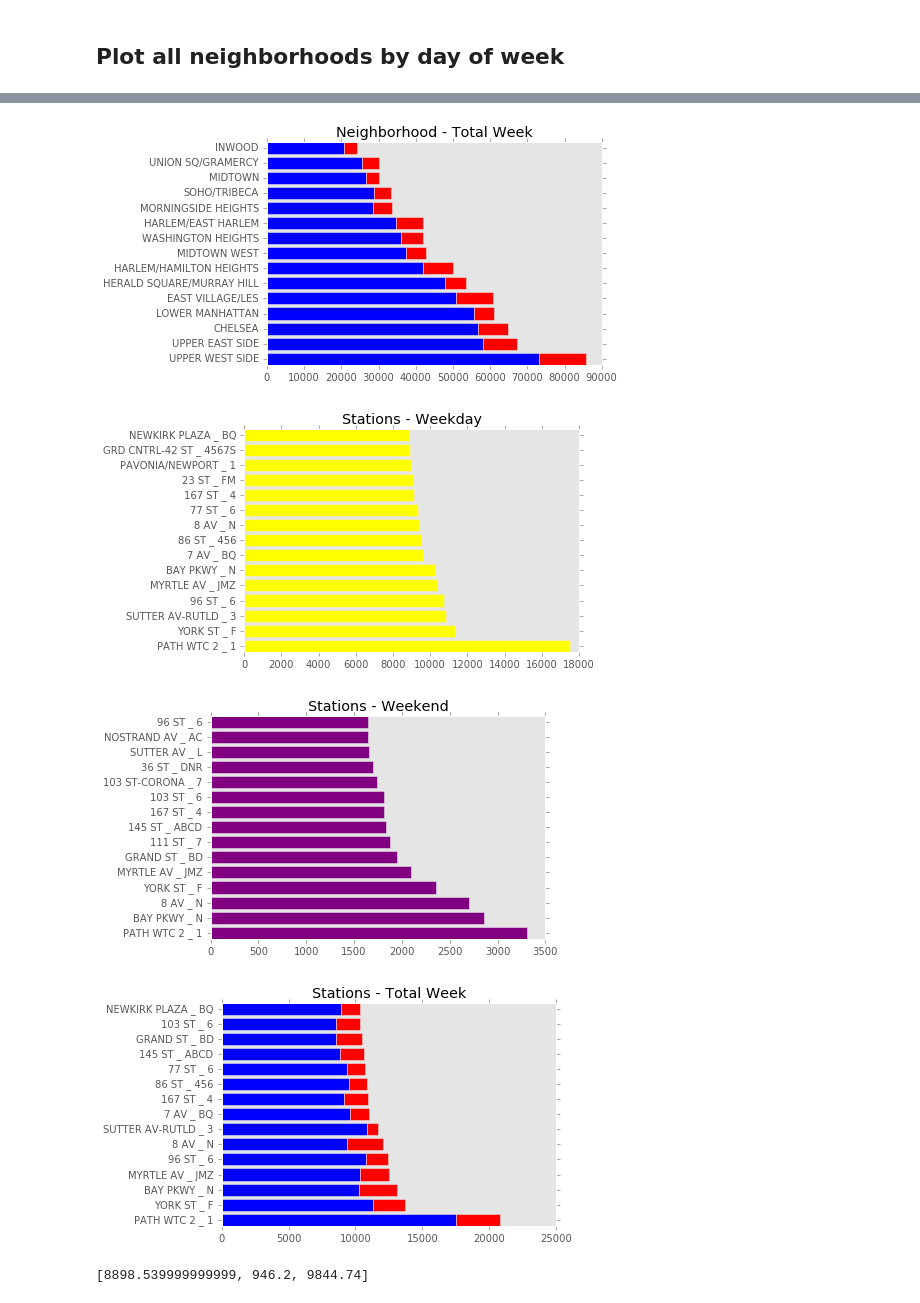
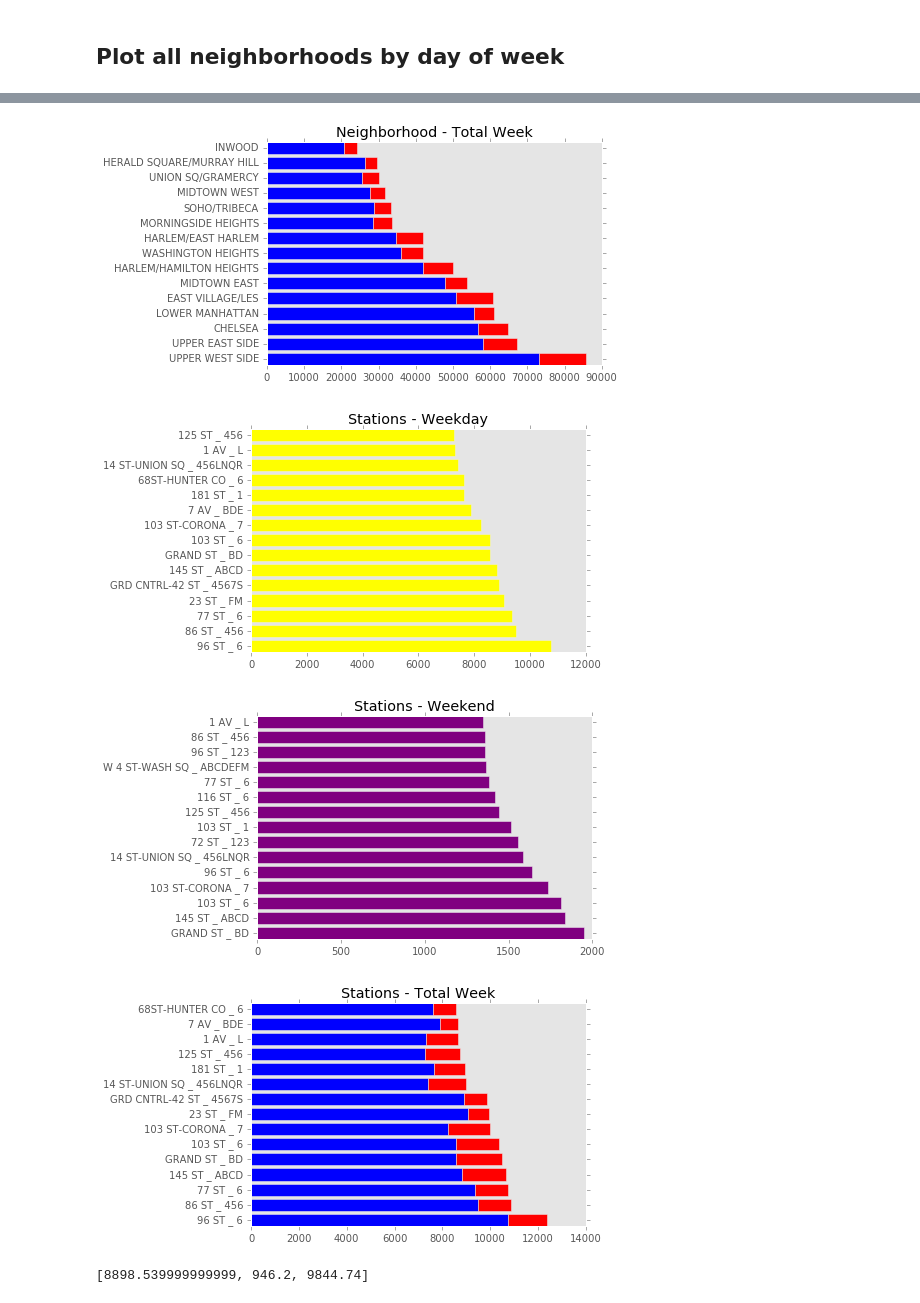
Before and after one commit to ssaleh2/benson-six, a Jupyter notebook: 01-benson.ipynb, the cells around one changed output, grey strips where cells are left out. Drawn from its saved outputs; the diff is of its cells as text; code cells hidden in the pictures.

Commit message:
Updated neighborhoods.csv and added code for top stations in Manhattan

```diff
--- a/01-benson.ipynb
+++ b/01-benson.ipynb
@@ -227,0 +225,12 @@ mta_station = weekday_end_total(dict_by_days)
+# %%
+mta_neighbor = weekday_end_total(neighbor_influx)
+mta_station = weekday_end_total(dict_by_days)
+
+Manhattan_stations = defaultdict(list)
+
+for key in mta_station:
+    if key in all_stations:
+        Manhattan_stations[key] = mta_station[key]
+
+print len(Manhattan_stations.keys())
+print len(mta_neighbor.keys())
@@ -252,6 +264,7 @@ def print_sorted_graph(mta_turn, top, sort_val, color, title):
     if sort_val == 2:
         #stack bar graph
         plt.figure()
+        #ranking for a given dictionary
         sortedByKeyDict = sorted(mta_turn.items(), key = lambda x: x[1][sort_val], reverse=True)
         x1 = []
         x2 = []
@@ -293,9 +306,9 @@ def print_sorted_graph(mta_turn, top, sort_val, color, title):
 print_sorted_graph(mta_neighbor, 15, 0, 'blue', 'Neighborhood - Weekday')
 print_sorted_graph(mta_neighbor, 15, 1, 'red', 'Neighborhood - Weekend')
 print_sorted_graph(mta_neighbor, 15, 2, 'green', 'Neighborhood - Total Week')
-print_sorted_graph(mta_station, 15, 0, 'yellow', 'Stations - Weekday')
-print_sorted_graph(mta_station, 15, 1, 'purple', 'Stations - Weekend')
-print_sorted_graph(mta_station, 15, 2, 'black', 'Stations - Total Week')
+print_sorted_graph(Manhattan_stations, 15, 0, 'yellow', 'Stations - Weekday')
+print_sorted_graph(Manhattan_stations, 15, 1, 'purple', 'Stations - Weekend')
+print_sorted_graph(Manhattan_stations, 15, 2, 'black', 'Stations - Total Week')
 
 # x2 in Chelsea
 # x1 in Midtown East
@@ -306,7 +319,7 @@ print_sorted_graph(mta_station, 15, 2, 'black', 'Stations - Total Week')
-[figure, old version]
+[figure, new version]
-[figure, old version]
+[figure, new version]
-[figure, old version]
+[figure, new version]
-[figure, old version]
+[figure, new version]
 # %%
 print mta_station['GRD CNTRL-42 ST _ 4567S']
 # %% [output]
```
Also changed, not shown: parts of 4 cells of this notebook, 1 other file.
